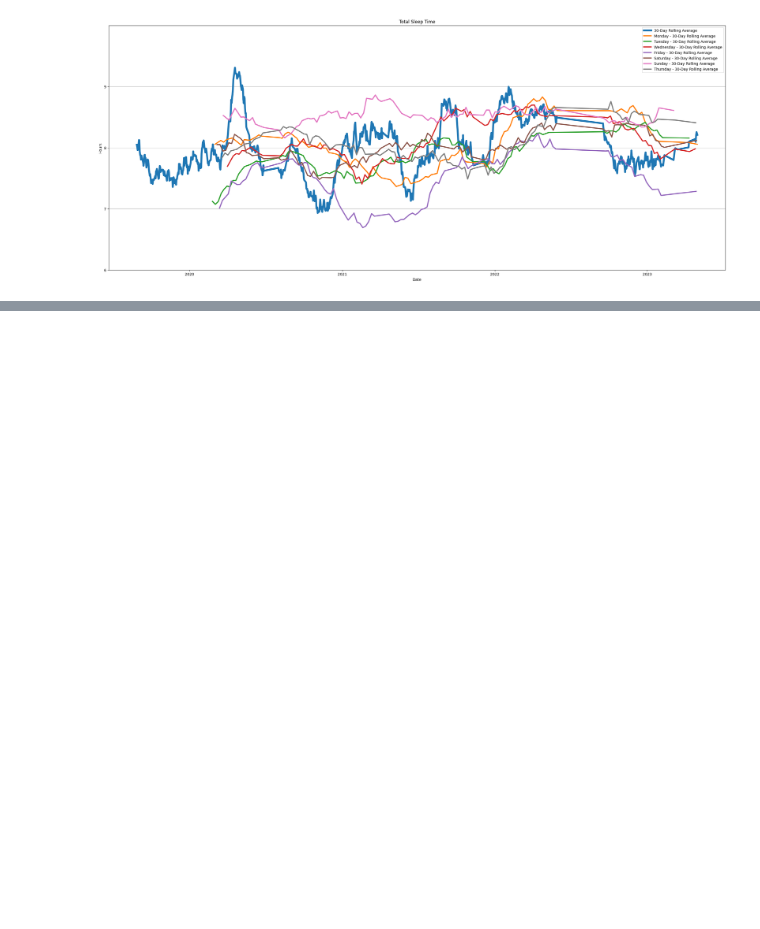
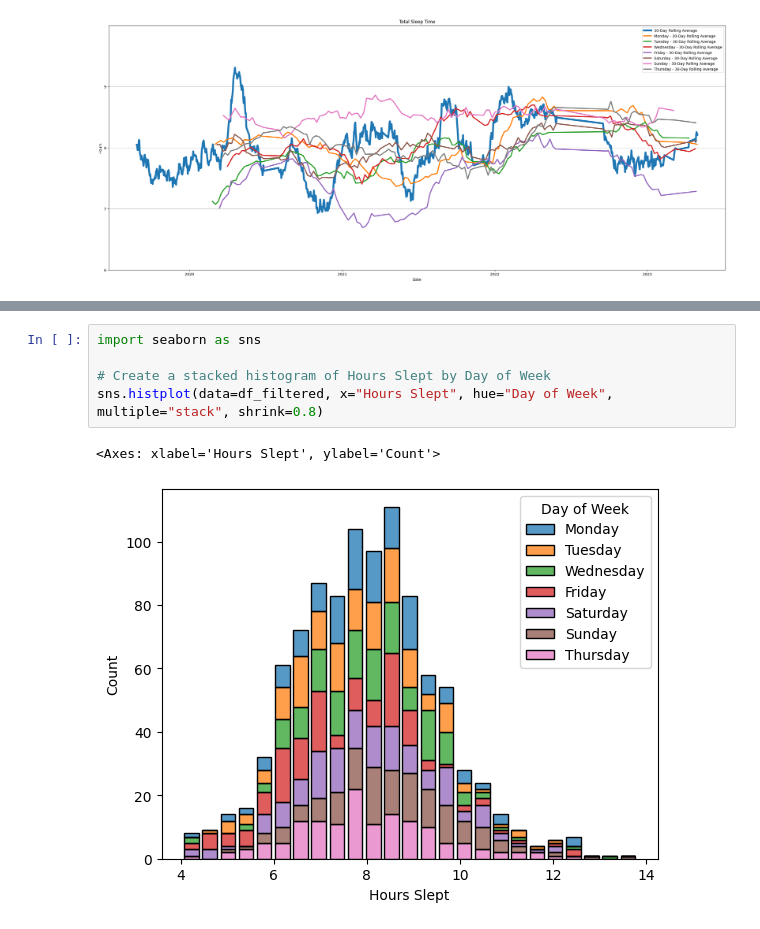
Before and after one commit to IceCobe/health-and-habit, a Jupyter notebook: data_analytics/data_load_singular.ipynb, the cells around one changed output, grey strips where cells are left out. Drawn from its saved outputs; the diff is of its cells as text; blank space fills up the shorter version.

```diff
--- a/data_analytics/data_load_singular.ipynb
+++ b/data_analytics/data_load_singular.ipynb
@@ -427,0 +435,8 @@ See the caveats in the documentation: https://pandas.pydata.org/pandas-docs/stab
+# %%
+import seaborn as sns
+
+# Create a stacked histogram of Hours Slept by Day of Week
+sns.histplot(data=df_filtered, x="Hours Slept", hue="Day of Week", multiple="stack", shrink=0.8)
+# %% [output]
+<Axes: xlabel='Hours Slept', ylabel='Count'>
+[figure, added]
```
Also changed, not shown: parts of 1 cell of this notebook.
